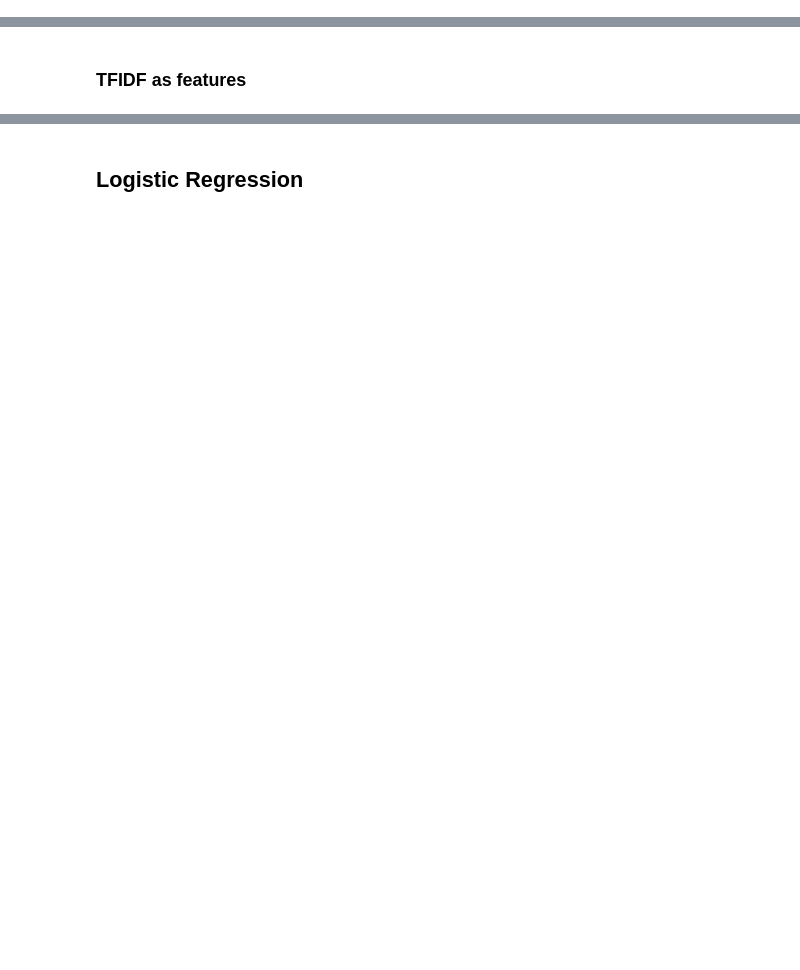
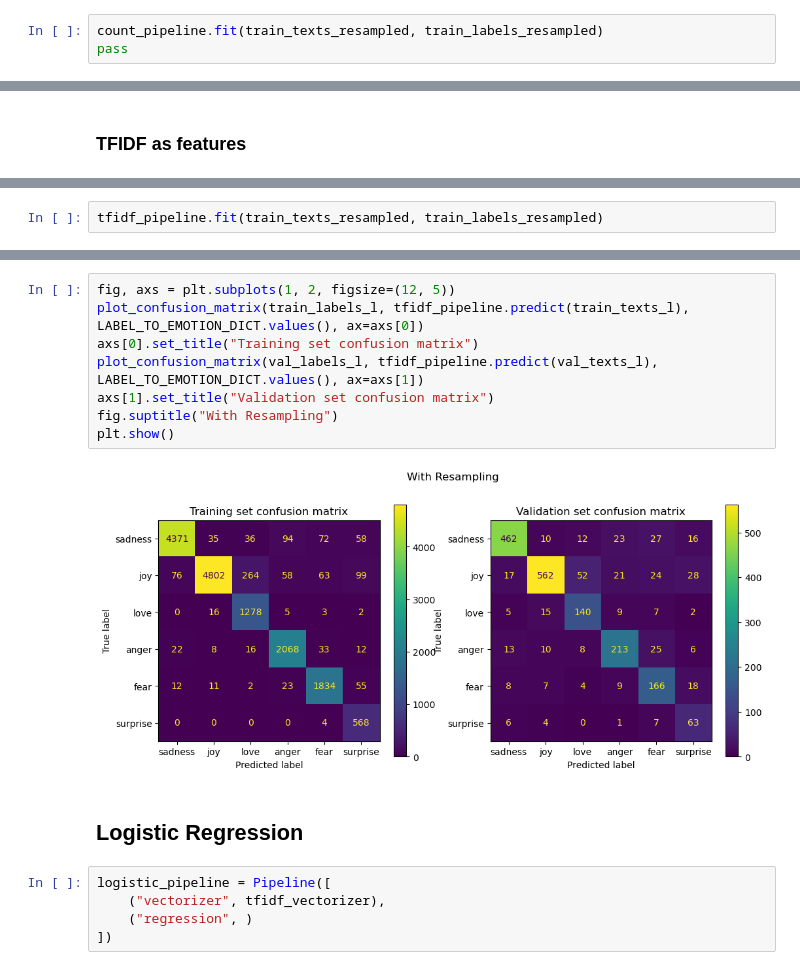
Before and after one commit to AmevinLS/EmotionClassification, a Jupyter notebook: main.ipynb, the cells around one changed output, grey strips where cells are left out. Drawn from its saved outputs; the diff is of its cells as text; blank space fills up the shorter version.

```diff
--- a/main.ipynb
+++ b/main.ipynb
@@ -122,0 +130,3 @@ Text(0.5, 1.0, 'Validation set confusion matrix')
+# %%
+count_pipeline.fit(train_texts_resampled, train_labels_resampled)
+pass
@@ -139,0 +195,2 @@ Text(0.5, 1.0, 'Training set confusion matrix')
+# %%
+tfidf_pipeline.fit(train_texts_resampled, train_labels_resampled)
@@ -140,2 +219,17 @@ Text(0.5, 1.0, 'Training set confusion matrix')
+# %%
+fig, axs = plt.subplots(1, 2, figsize=(12, 5))
+plot_confusion_matrix(train_labels_l, tfidf_pipeline.predict(train_texts_l), LABEL_TO_EMOTION_DICT.values(), ax=axs[0])
+axs[0].set_title("Training set confusion matrix")
+plot_confusion_matrix(val_labels_l, tfidf_pipeline.predict(val_texts_l), LABEL_TO_EMOTION_DICT.values(), ax=axs[1])
+axs[1].set_title("Validation set confusion matrix")
+fig.suptitle("With Resampling")
+plt.show()
+# %% [output]
+[figure, added]
 # %% [markdown]
 ## Logistic Regression
+# %%
+logistic_pipeline = Pipeline([
+    ("vectorizer", tfidf_vectorizer),
+    ("regression", )
+])
```
Also changed, not shown: parts of 25 cells of this notebook.
